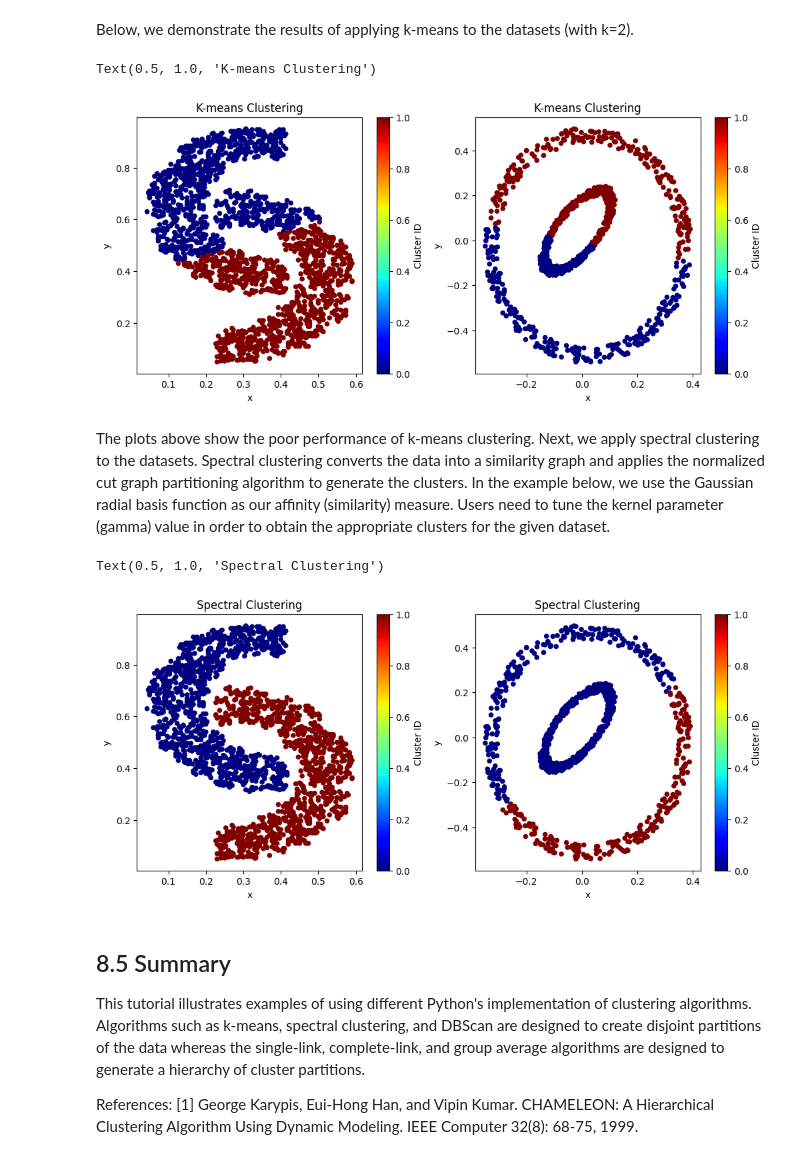
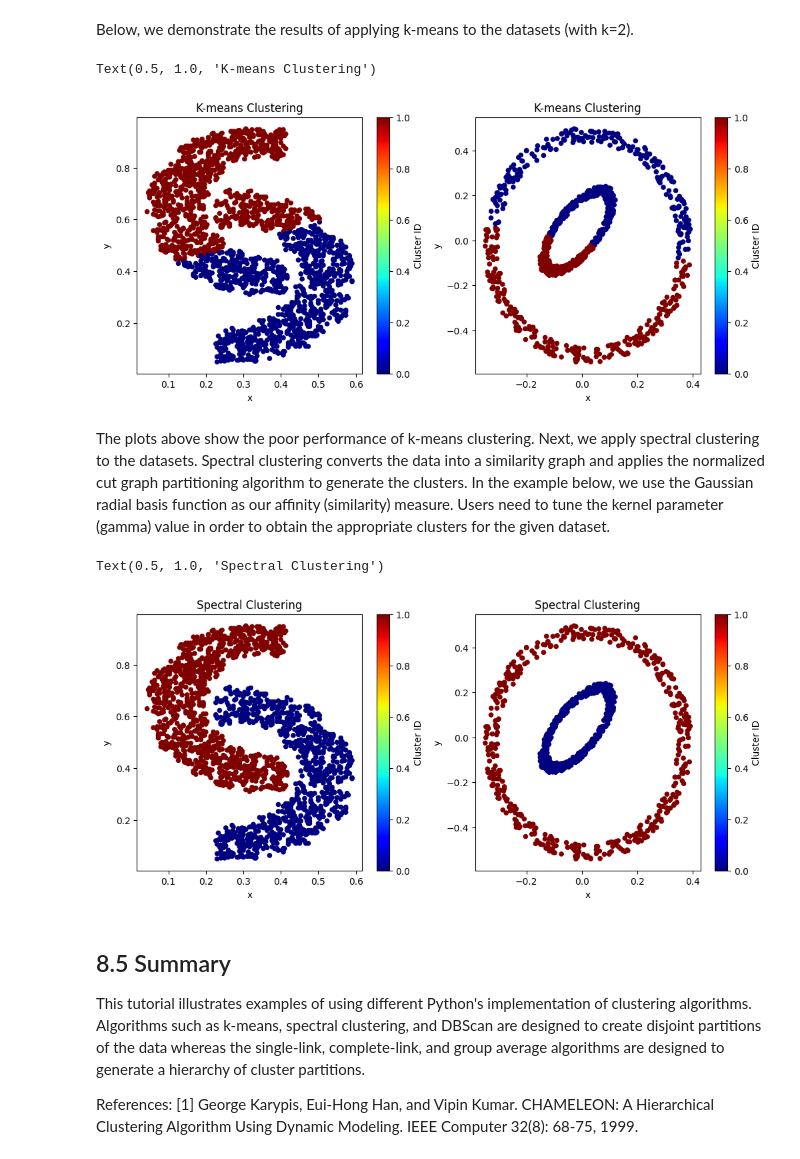
Before and after one commit to OpenCV13/dm-24, a Jupyter notebook: module_8.ipynb, the cells around one changed output. Saved outputs shown, nothing was run; the diff lists cells and outputs as text; code cells hidden in the pictures.

```diff
--- a/module_8.ipynb
+++ b/module_8.ipynb
@@ -196,8 +189,8 @@ One of the main limitations of the k-means clustering algorithm is its tendency
 # %%
 import pandas as pd
 
-data1 = pd.read_csv('/content/drive/MyDrive/datamining/2d_data.txt', delimiter=' ', names=['x','y'])
-data2 = pd.read_csv('/content/drive/MyDrive/datamining/elliptical.txt', delimiter=' ', names=['x','y'])
+data1 = pd.read_csv('http://pluto.hood.edu/~dong/datasets/2d_data.txt', delimiter=' ', names=['x','y'])
+data2 = pd.read_csv('http://pluto.hood.edu/~dong/datasets/elliptical.txt', delimiter=' ', names=['x','y'])
 
 fig, (ax1,ax2) = plt.subplots(nrows=1, ncols=2, figsize=(12,5))
 data1.plot.scatter(x='x',y='y',ax=ax1)
@@ -210,24 +203,24 @@ Below, we demonstrate the results of applying k-means to the datasets (with k=2)
 # %%
 from sklearn import cluster
 
-k_means = cluster.KMeans(n_clusters=2, max_iter=50, random_state=1)
+k_means = cluster.KMeans(n_clusters=2, max_iter=50, random_state=1, n_init = 'auto')
 k_means.fit(data1)
 labels1 = pd.DataFrame(k_means.labels_,columns=['Cluster ID'])
 result1 = pd.concat((data1,labels1), axis=1)
 
-k_means2 = cluster.KMeans(n_clusters=2, max_iter=50, random_state=1)
+k_means2 = cluster.KMeans(n_clusters=2, max_iter=50, random_state=1,  n_init = 'auto')
 k_means2.fit(data2)
 labels2 = pd.DataFrame(k_means2.labels_,columns=['Cluster ID'])
 result2 = pd.concat((data2,labels2), axis=1)
 
 fig, (ax1,ax2) = plt.subplots(nrows=1, ncols=2, figsize=(12,5))
 result1.plot.scatter(x='x',y='y',c='Cluster ID',colormap='jet',ax=ax1)
 ax1.set_title('K-means Clustering')
 result2.plot.scatter(x='x',y='y',c='Cluster ID',colormap='jet',ax=ax2)
 ax2.set_title('K-means Clustering')
 # %% [output]
 Text(0.5, 1.0, 'K-means Clustering')
-[figure, old version]
+[figure, new version]
 # %% [markdown]
 The plots above show the poor performance of k-means clustering. Next, we apply spectral clustering to the datasets. Spectral clustering converts the data into a similarity graph and applies the normalized cut graph partitioning algorithm to generate the clusters. In the example below, we use the Gaussian radial basis function as our affinity (similarity) measure. Users need to tune the kernel parameter (gamma) value in order to obtain the appropriate clusters for the given dataset.
 # %%
@@ -239,7 +232,7 @@ spectral.fit(data1)
 labels1 = pd.DataFrame(spectral.labels_,columns=['Cluster ID'])
 result1 = pd.concat((data1,labels1), axis=1)
 
-spectral2 = cluster.SpectralClustering(n_clusters=2,random_state=1,affinity='rbf',gamma=100)
+spectral2 = cluster.SpectralClustering(n_clusters=2,random_state=1,affinity='rbf',gamma=1000)
 spectral2.fit(data2)
 labels2 = pd.DataFrame(spectral2.labels_,columns=['Cluster ID'])
 result2 = pd.concat((data2,labels2), axis=1)
@@ -251,7 +244,7 @@ result2.plot.scatter(x='x',y='y',c='Cluster ID',colormap='jet',ax=ax2)
 ax2.set_title('Spectral Clustering')
 # %% [output]
 Text(0.5, 1.0, 'Spectral Clustering')
-[figure, old version]
+[figure, new version]
 # %% [markdown]
 ## 8.5 Summary
 
```
Also changed, not shown: parts of 8 cells of this notebook.
